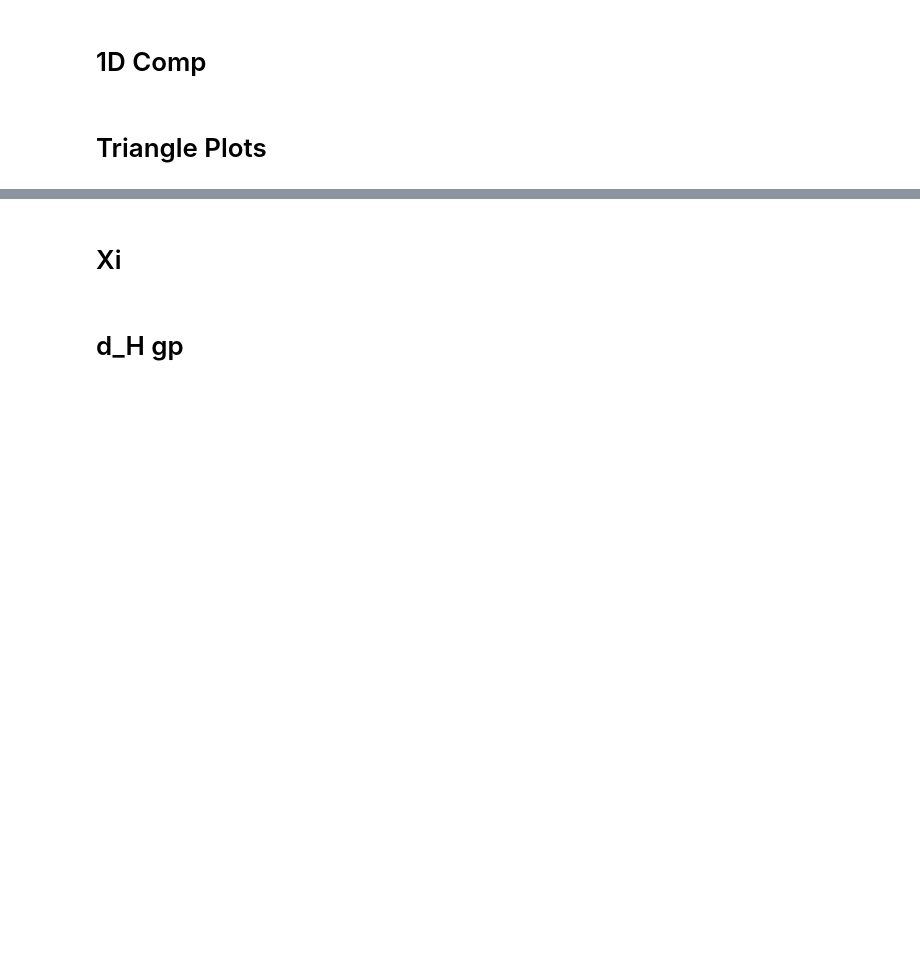
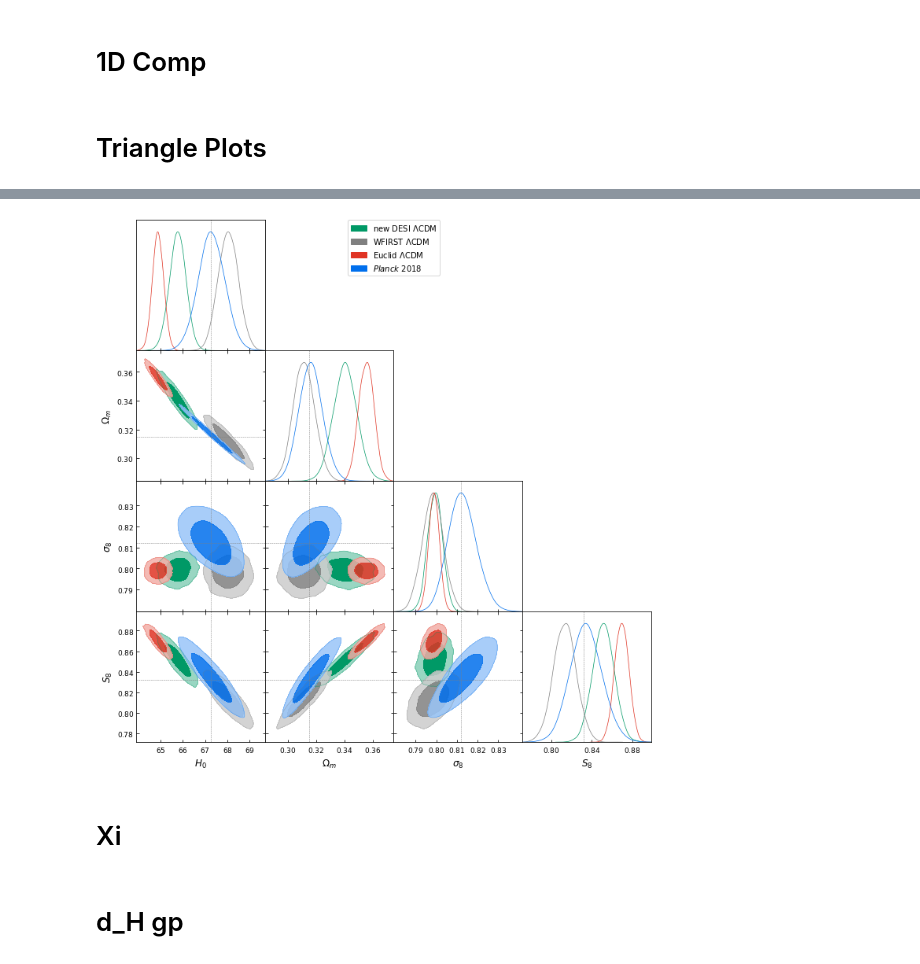
Before and after one commit to JaimeRZP/Growz, a Jupyter notebook: notebooks/plotting_Xi.ipynb, the cells around one changed output, grey strips where cells are left out. Cells and saved outputs as stored; diff of their text form; code cells hidden in the pictures; blank space fills up the shorter version.

Commit message:
alternative cosmo calculation

```diff
--- a/notebooks/plotting_Xi.ipynb
+++ b/notebooks/plotting_Xi.ipynb
@@ -589,0 +615,18 @@ g.export('/mnt/c/Users/Jaime/Desktop/PhD/beyond_gp_figures/triangle_Xi_data.pdf'
+# %%
+g = plots.getSubplotPlotter(subplot_size=2.5)
+g.triangle_plot([newDESI_LCDM_samples, WFIRST_LCDM_samples, Euclid_LCDM_samples, planck_samples],
+                filled=True,
+                markers={'H0_gp':100*data_class.cosmo.h(),
+                         'Omega_m': data_class.cosmo.Omega_m(),
+                         'Omega_m_mean': data_class.cosmo.Omega_m(),
+                         'w0': -1,
+                         'wa': 0,
+                         's80': data_class.cosmo.sigma8(),
+                         'S80': data_class.cosmo.sigma8()*np.sqrt(data_class.cosmo.Omega_m()/0.3),
+                        'rd':144.46,
+                         'M': -19.2,
+                         'mu_0': 1})
+
+g.export('/mnt/c/Users/Jaime/Desktop/PhD/beyond_gp_figures/triangle_Xi_data.pdf')
+# %% [output]
+[figure, added]
```
Also changed, not shown: parts of 4 cells of this notebook, 1 other file.
